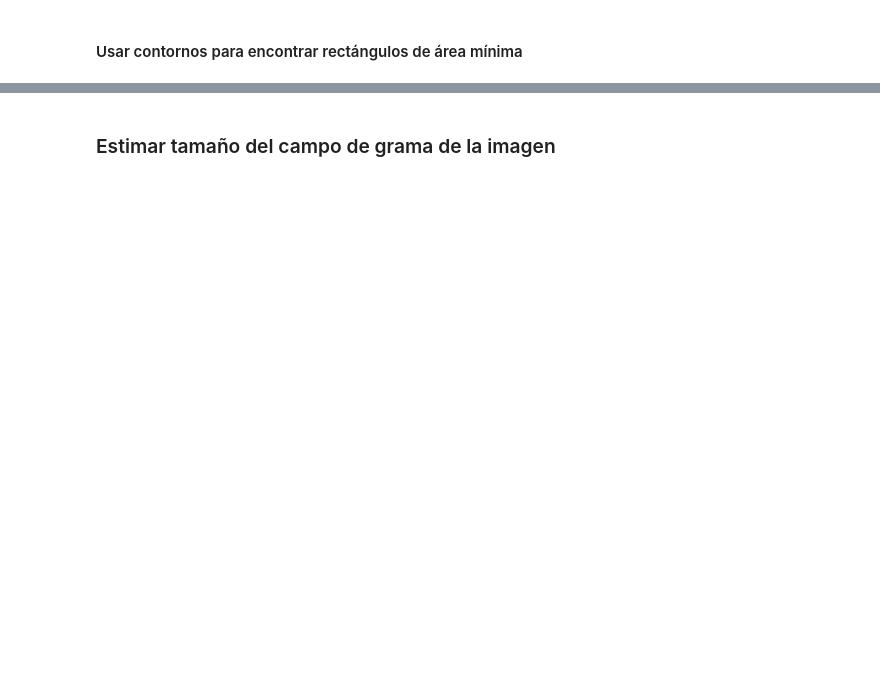
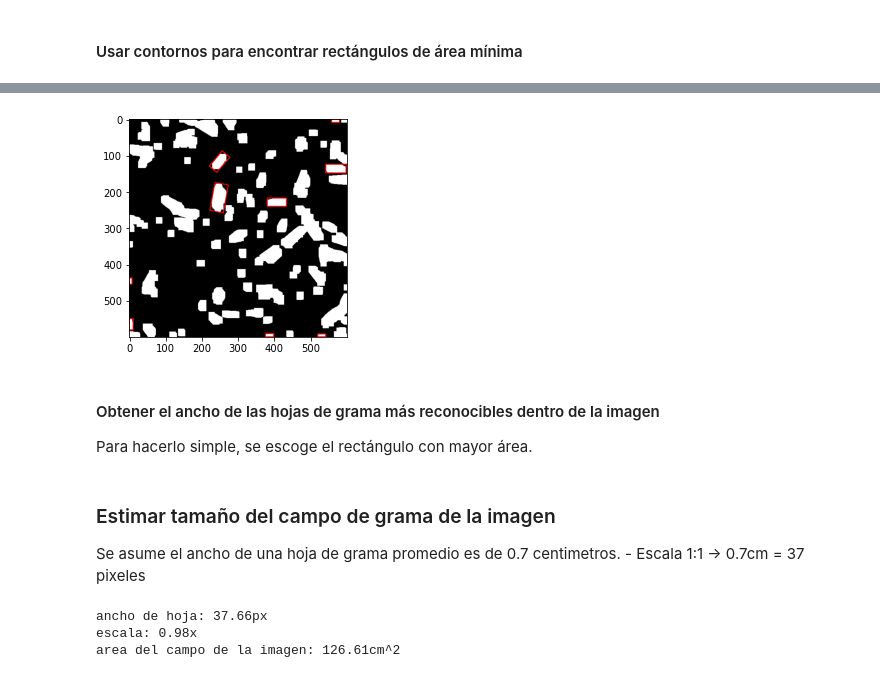
Before and after one commit to nettok/cv2-contar-grama, a Jupyter notebook: experimento02.ipynb, the cells around one changed output, grey strips where cells are left out. Drawn from its saved outputs; the diff is of its cells as text; code cells hidden in the pictures; blank space fills up the shorter version.

```diff
--- a/experimento02.ipynb
+++ b/experimento02.ipynb
@@ -74,0 +79,47 @@ plt_show(dilated_contours)
+# %%
+def box_sides(box: np.ndarray) -> (np.float64, np.float64):
+    x0, y0 = box[0]
+    x1, y1 = box[1]
+    x2, y2 = box[2]
+    d1 = np.sqrt(np.square(x1 - x0) + np.square(y1 - y0))
+    d2 = np.sqrt(np.square(x2 - x1) + np.square(y2 - y1))
+    return d1, d2
+
+mat = dilated
+rects_hoja = []
+
+for rect in rects:
+    # proporcion del rectangulo que caracterize a una hoja de grama
+    d1, d2 = box_sides(rect)
+    tiene_proporcion_hoja = (d1 > d2*2) if d1 > d2 else (d2 > d1*2)
+
+    if tiene_proporcion_hoja:
+        # porcentaje de blanco
+        negro = 0
+        blanco = 0
+        x,y,w,h = cv2.boundingRect(rect)
+        for (i, j) in ((i, j) for i in range(y, min(y+h, mat.shape[0]-1))
+                              for j in range(x, min(x+w, mat.shape[1]-1))):
+            if cv2.pointPolygonTest(rect, (j, i), False) > 0:
+                color = mat[i, j]
+                if color == 0:
+                    negro += 1
+                else:
+                    blanco += 1
+
+        porcentaje_blanco = blanco / (negro + blanco)
+
+        if porcentaje_blanco > 0.72:
+            rects_hoja.append(rect)
+
+bgr_mat = cv2.cvtColor(mat, cv2.COLOR_GRAY2BGR)
+for rect_hoja in rects_hoja:
+    cv2.drawContours(bgr_mat, [rect_hoja], 0, (0,0,255), 2)
+
+plt_show(bgr_mat)
+# %% [output]
+[figure, added]
+# %% [markdown]
+#### Obtener el ancho de las hojas de grama más reconocibles dentro de la imagen
+
+Para hacerlo simple, se escoge el rectángulo con mayor área.
@@ -75,2 +142,5 @@ plt_show(dilated_contours)
 # %% [markdown]
 ### Estimar tamaño del campo de grama de la imagen
+
+Se asume el ancho de una hoja de grama promedio es de 0.7 centimetros.
+    - Escala 1:1 -> 0.7cm = 37 pixeles
@@ -78,0 +147,13 @@ plt_show(dilated_contours)
+# %%
+if ancho > 0:
+    px = ancho
+    cm = px*0.7/37
+    escala = 0.7/cm
+    area_img = (img.shape[0] * img.shape[1])*0.49/1369*escala
+    print(f"ancho de hoja: {px:.2f}px")
+    print(f"escala: {escala:.2f}x")
+    print(f"area del campo de la imagen: {area_img:.2f}cm^2")
+# %% [output]
+ancho de hoja: 37.66px
+escala: 0.98x
+area del campo de la imagen: 126.61cm^2
```
Also changed, not shown: parts of 10 cells of this notebook.
